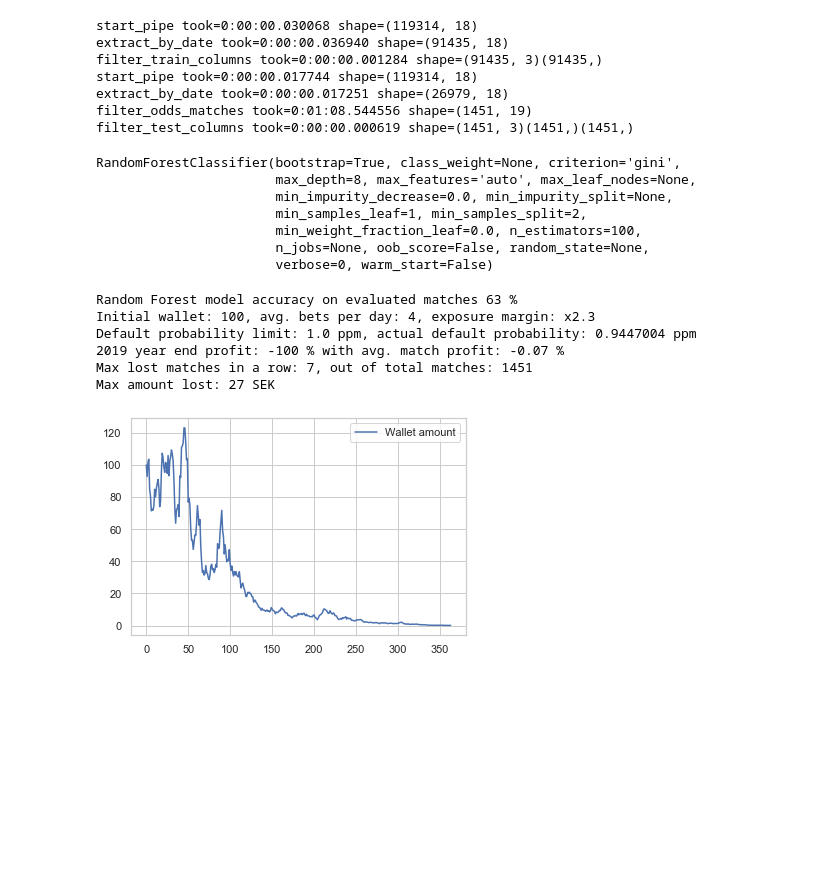
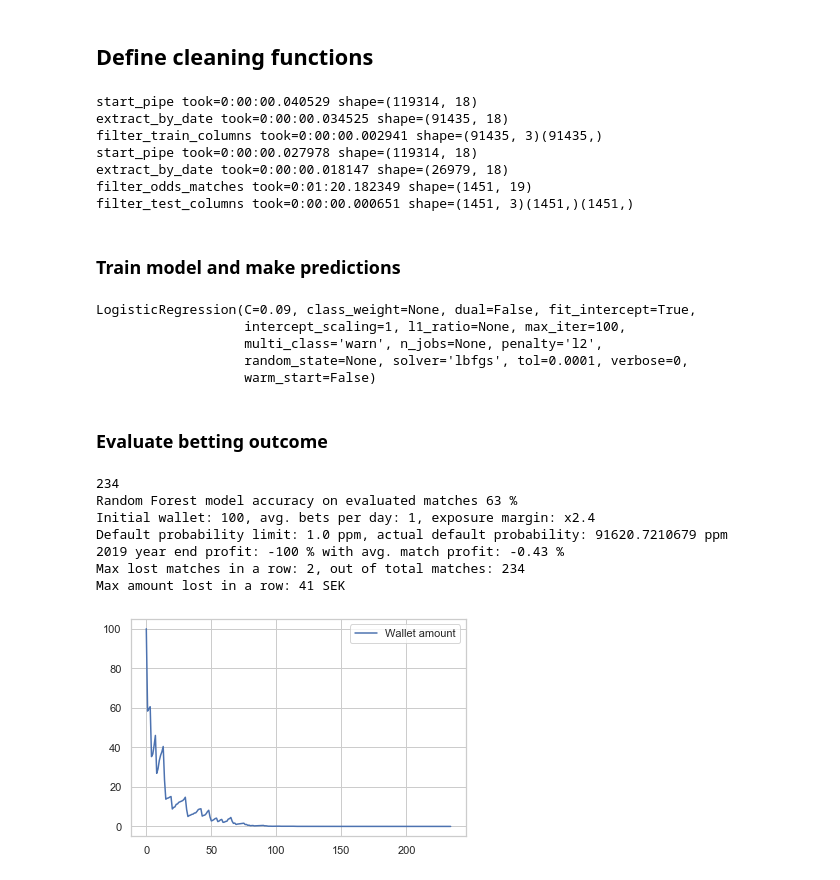
Before and after one commit to jost95/atp-tennis-predictions, a Jupyter notebook: odds_evaluation.ipynb, the cells around one changed output. Saved outputs shown, nothing was run; the diff lists cells and outputs as text; code cells hidden in the pictures; blank space fills up the shorter version.

```diff
--- a/odds_evaluation.ipynb
+++ b/odds_evaluation.ipynb
@@ -14,7 +14,7 @@ import seaborn as sns
 import matplotlib.pyplot as plt
 
 from IPython.core.display import display
-from sklearn.ensemble import RandomForestClassifier
+from sklearn.linear_model import LogisticRegression
 from sklearn.metrics import accuracy_score
 
 from definitions import GEN_PATH, ROOT_DIR
@@ -39,8 +39,11 @@ odds = pd.read_hdf(odds_filepath, key='odds')
 test_date_begin = 1546214400
 
 # Initial model parameters
-rf_max_depth = 8
-rf_estimators = 100  # future default in sklearn
+optimal_c = 0.09
+lr_solver = 'lbfgs'
+final_columns = ['rank_diff', 'points_grad_diff', 'rel_surface_wins']
+# %% [markdown]
+## Define cleaning functions
 # %%
 @logger
 def start_pipe(df):
@@ -72,6 +75,7 @@ def filter_odds_matches(df, odds):
 
         if len(check) == 1:
             match['max_winner'] = check['max_w']
+            match['avg_ratio'] = check['avg_ratio']
 
         return match
 
@@ -81,15 +85,13 @@ def filter_odds_matches(df, odds):
     return df
 
 @logger
-def filter_train_columns(df):
-    final_columns = ['rel_surface_wins', 'rank_diff', 'points_grad_diff']
+def filter_train_columns(df, final_columns):
     df_y = df['outcome']
     df_x = df.filter(final_columns)
     return df_x, df_y
 
 @logger
-def filter_test_columns(df):
-    final_columns = ['rel_surface_wins', 'rank_diff', 'points_grad_diff']
+def filter_test_columns(df, final_columns):
     df_y = df['outcome']
     df_odds = df['max_winner']
     df_x = df.filter(final_columns)
@@ -98,38 +100,49 @@ def filter_test_columns(df):
 X_train, y_train = (matches
     .pipe(start_pipe)
     .pipe(extract_by_date, end=test_date_begin)
-    .pipe(filter_train_columns))
+    .pipe(filter_train_columns, final_columns))
 
 X_test, y_test, odds_test = (matches
     .pipe(start_pipe)
     .pipe(extract_by_date, begin=test_date_begin)
     .pipe(filter_odds_matches, odds)
-    .pipe(filter_test_columns))
+    .pipe(filter_test_columns, final_columns))
 # %% [output]
-start_pipe took=0:00:00.030068 shape=(119314, 18)
-extract_by_date took=0:00:00.036940 shape=(91435, 18)
-filter_train_columns took=0:00:00.001284 shape=(91435, 3)(91435,)
-start_pipe took=0:00:00.017744 shape=(119314, 18)
-extract_by_date took=0:00:00.017251 shape=(26979, 18)
-filter_odds_matches took=0:01:08.544556 shape=(1451, 19)
-filter_test_columns took=0:00:00.000619 shape=(1451, 3)(1451,)(1451,)
+start_pipe took=0:00:00.040529 shape=(119314, 18)
+extract_by_date took=0:00:00.034525 shape=(91435, 18)
+filter_train_columns took=0:00:00.002941 shape=(91435, 3)(91435,)
+start_pipe took=0:00:00.027978 shape=(119314, 18)
+extract_by_date took=0:00:00.018147 shape=(26979, 18)
+filter_odds_matches took=0:01:20.182349 shape=(1451, 19)
+filter_test_columns took=0:00:00.000651 shape=(1451, 3)(1451,)(1451,)
+# %% [markdown]
+### Train model and make predictions
 # %%
-model = RandomForestClassifier(max_depth=rf_max_depth, n_estimators=rf_estimators)
+model = LogisticRegression(solver=lr_solver, C=optimal_c)
 model.fit(X_train, y_train)
 # %% [output]
-RandomForestClassifier(bootstrap=True, class_weight=None, criterion='gini',
-                       max_depth=8, max_features='auto', max_leaf_nodes=None,
-                       min_impurity_decrease=0.0, min_impurity_split=None,
-                       min_samples_leaf=1, min_samples_split=2,
-                       min_weight_fraction_leaf=0.0, n_estimators=100,
-                       n_jobs=None, oob_score=False, random_state=None,
-                       verbose=0, warm_start=False)
+LogisticRegression(C=0.09, class_weight=None, dual=False, fit_intercept=True,
+                   intercept_scaling=1, l1_ratio=None, max_iter=100,
+                   multi_class='warn', n_jobs=None, penalty='l2',
+                   random_state=None, solver='lbfgs', tol=0.0001, verbose=0,
+                   warm_start=False)
+# %% [markdown]
+### Evaluate betting outcome
 # %%
 predictions = model.predict(X_test)
+probabilities = model.predict_proba(X_test)
+
+diff_prob = np.abs(probabilities[:, 0] - probabilities[:, 1])
+
 acc = accuracy_score(y_test, predictions)
 correct = predictions*y_test.to_numpy()
 correct = (correct + 1) / 2
 odds_returns = correct*odds_test.to_numpy()
+
+# Only bet on "sure things"
+idx = np.argwhere(diff_prob >= 0.5)
+odds_returns = odds_returns[idx].flatten()
+
 no_matches = len(odds_returns)
 risk_limit = np.power(0.1, 6)
 one_million = 1000000
@@ -140,12 +153,14 @@ days_of_tennis = weeks_of_tennis * avg_tournament_length
 bets_per_day = round(no_matches / days_of_tennis)
 avg_matches_per_day = round(no_matches / 365)
 
+print(no_matches)
+
 initial_wallet = 100
 max_lost = 0
 max_lost_amount = 0
 lost = 0
 lost_amount = 0
-margin = 2.3;  # size of margin, don't bet all at once
+margin = 2.4;  # size of margin, don't bet all at once
 wallet = []
 daily_wallet = [initial_wallet]
 
@@ -166,37 +181,38 @@ for i in range(no_matches):
         lost += 1
         lost_amount += bet
 
         if lost > max_lost:
             max_lost = lost
 
         if lost_amount > max_lost_amount:
             max_lost_amount = lost_amount
     else:
         lost = 0
         lost_amount = 0
 
     if i % avg_matches_per_day == 0:
         daily_wallet.append(wallet[i])
 
 year_profit = wallet[-1] / initial_wallet - 1
 avg_profit = year_profit / no_matches
 
 print("Random Forest model accuracy on evaluated matches %i %%" % (round(acc*100)))
 print(f"Initial wallet: {initial_wallet}, avg. bets per day: {avg_matches_per_day}, exposure margin: x{margin}")
 print("Default probability limit: %0.1f ppm, actual default probability: %0.7f ppm" % ((risk_limit * one_million), (default_probability * one_million)))
 print("2019 year end profit: %i %% with avg. match profit: %0.2f %%" % ((round(year_profit*100), avg_profit*100)))
 print(f"Max lost matches in a row: {max_lost}, out of total matches: {no_matches}")
-print("Max amount lost: %i SEK" % max_lost_amount)
+print("Max amount lost in a row: %i SEK" % max_lost_amount)
 
 daily_wallet = pd.DataFrame(daily_wallet, columns=['Wallet amount'])
 
 sns.lineplot(data=daily_wallet)
 plt.show()
 # %% [output]
+234
 Random Forest model accuracy on evaluated matches 63 %
-Initial wallet: 100, avg. bets per day: 4, exposure margin: x2.3
-Default probability limit: 1.0 ppm, actual default probability: 0.9447004 ppm
-2019 year end profit: -100 % with avg. match profit: -0.07 %
-Max lost matches in a row: 7, out of total matches: 1451
-Max amount lost: 27 SEK
+Initial wallet: 100, avg. bets per day: 1, exposure margin: x2.4
+Default probability limit: 1.0 ppm, actual default probability: 91620.7210679 ppm
+2019 year end profit: -100 % with avg. match profit: -0.43 %
+Max lost matches in a row: 2, out of total matches: 234
+Max amount lost in a row: 41 SEK
-[figure, old version]
+[figure, new version]
```
Also changed, not shown: parts of 1 cell of this notebook, 2 other files.
